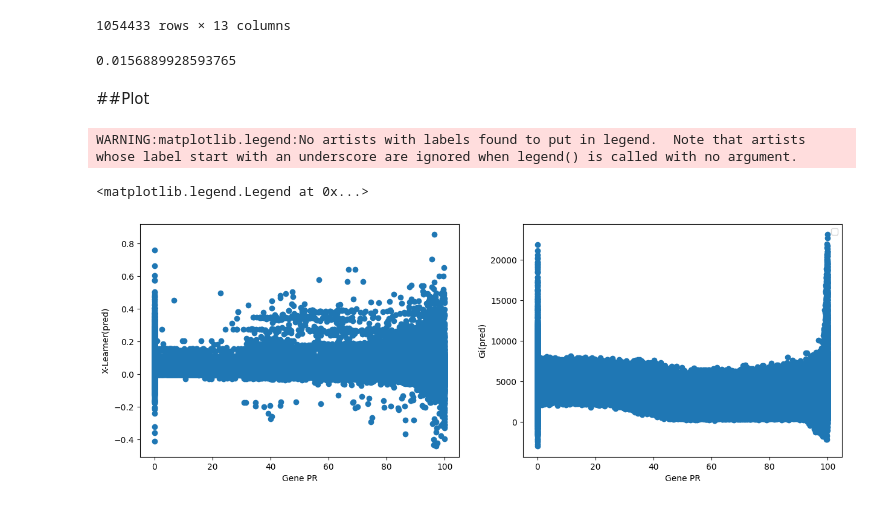
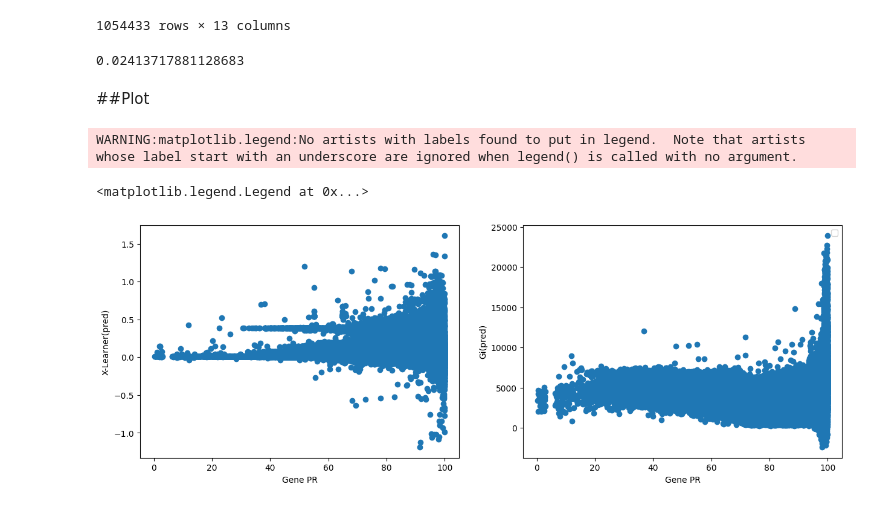
Before and after one commit to sssylvia0/Uplift_Model, a Jupyter notebook: Model_Nov.ipynb, the cells around one changed output. Saved outputs shown, nothing was run; the diff lists cells and outputs as text; code cells hidden in the pictures.

```diff
--- a/Model_Nov.ipynb
+++ b/Model_Nov.ipynb
@@ -257,6 +364,6 @@ res.iloc[:,-2:].describe()
 # %%
 import pandas as pd
-res = pd.read_csv('/content/drive/MyDrive/Sinopac/Results/Prediction_results_All_202308_new.csv', index_col = 0)
+res = pd.read_csv('/content/drive/MyDrive/Sinopac/Results/Prediction_results_All_202311.csv', index_col = 0)
 res
 # %% [output]
 |  | UNINO | 換匯基因標籤 | Uplift_mean|T = 0 | Uplift_mean|T = 1 | Uplift_mean | X_te | E(V)|T = 0, D = 1 | ... |
@@ -275,26 +382,26 @@ res
 # %%
 res['Gi'].corr(res['Value_X'])
 # %% [output]
-0.0156889928593765
+0.02413717881128683
 # %% [markdown]
 ##Plot
 # %%
 # Import libraries
 import matplotlib.pyplot as plt
 import numpy as np
 
 plt.figure(figsize=(15, 5))
 
 plt.subplot(121)
-plt.scatter(res.iloc[:,1], res['X_te'])
+plt.scatter(res.iloc[:,1], res['X_te_2'])
 plt.xlabel('Gene PR')
 plt.ylabel('X-Learner(pred)')
 plt.subplot(122)
 plt.scatter(res.iloc[:,1], res.iloc[:,-1])
 plt.xlabel('Gene PR')
 plt.ylabel('Gi(pred)')
 plt.legend()
 # %% [output]
 WARNING:matplotlib.legend:No artists with labels found to put in legend.  Note that artists whose label start with an underscore are ignored when legend() is called with no argument.
 <matplotlib.legend.Legend at 0x...>
-[figure, old version]
+[figure, new version]
```
Also changed, not shown: parts of 23 cells of this notebook.
